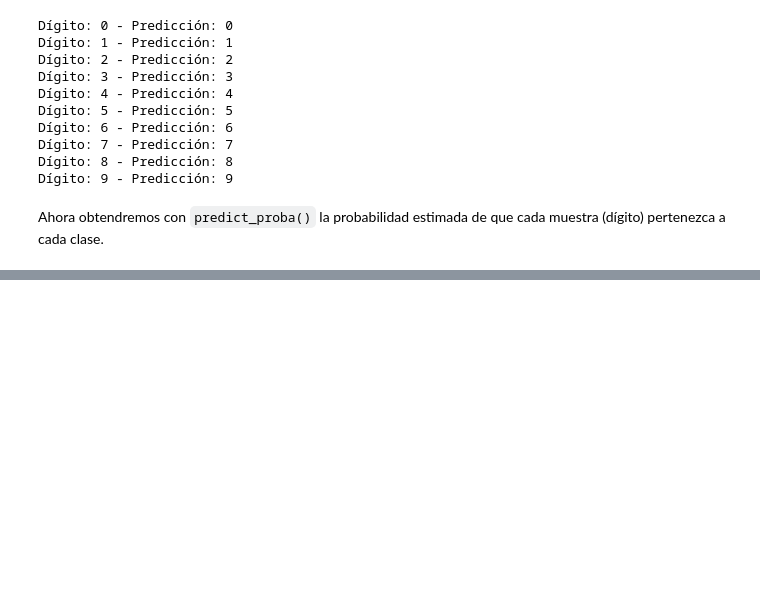
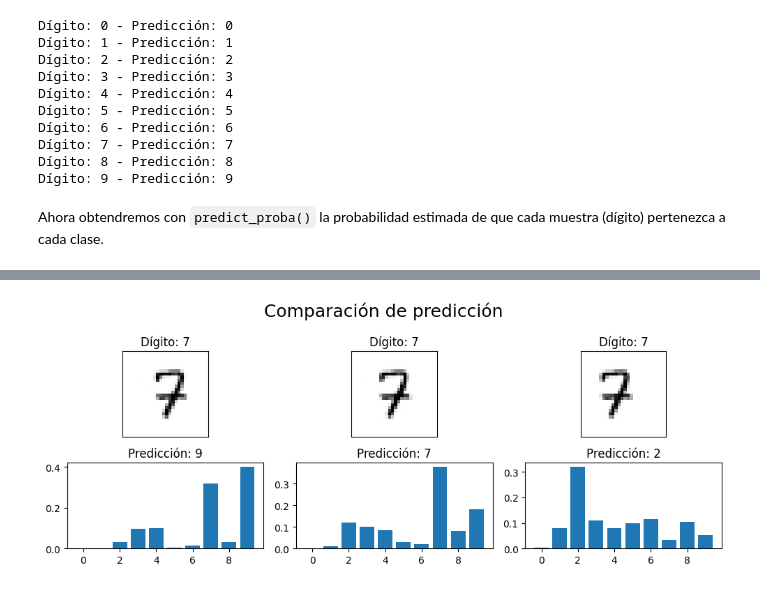
Before and after one commit to RodrigoRiveraRico/data_science_FCiencias, a Jupyter notebook: Clase_9/RiveraRodrigo_T08.ipynb, the cells around one changed output, grey strips where cells are left out. Saved outputs shown, nothing was run; the diff lists cells and outputs as text; code cells hidden in the pictures; blank space fills up the shorter version.

Commit message:
Añadimos comparación de predicción

```diff
--- a/Clase_9/RiveraRodrigo_T08.ipynb
+++ b/Clase_9/RiveraRodrigo_T08.ipynb
@@ -367,12 +211,10 @@ Definimos una variable `X_personal` en donde guardaremos los píxeles de los dí
 # %%
 imagenes = []
 for i in range(0, 10):
-    path = os.path.join('numbers', f'j_{i}.jpg')
+    path = os.path.join('numbers', f'J_{i}.jpg')
     imagenes.append(cargar_imagen(path)[0])
 
-imagenes_arr = np.array(imagenes)
-
-X_personal = np.squeeze(imagenes_arr, axis=1)
+X_personal = np.squeeze(imagenes, axis=1)
 # %% [markdown]
 Realizamos la predicción. Notemos que en la creación de `X_personal` se guardaron los dígitos del 0 al 9 de forma ascendente.
 # %%
@@ -453,10 +259,0 @@ plt.show()
-# %%
-fig, axs = plt.subplots(2, 5, figsize=(10, 4))  # 2 filas, 5 columnas
-axs = axs.flatten()  # para indexar como una lista
-
-for i,j in enumerate(np.random.randint(6825, size=10)):
-    show_digit(np.array(X_8.iloc[j]).reshape(28,28), y_8[j], axs[i])
-
-fig.suptitle('MNIST', fontsize=14)
-plt.tight_layout()
-plt.show()
@@ -464,0 +276,18 @@ plt.show()
+# %%
+fig, axs = plt.subplots(2, 3, figsize=(10, 4))
+
+lst = ['9', '7', '2']
+for i,d in enumerate(lst):
+    path = os.path.join('numbers',f'B_7_{d}.jpg')
+    image = cargar_imagen(path)[1]
+    show_digit(image, 7, axs[0,i])
+
+    X_nuevo_7 = cargar_imagen(path)[0]
+    proba_7 = rf.predict_proba(X_nuevo_7)
+    axs[1,i].bar([i for i in range(10)], proba_7[0])
+    axs[1,i].set_title(f'Predicción: {rf.predict(X_nuevo_7)[0]}')
+
+plt.suptitle('Comparación de predicción', fontsize=18)
+plt.tight_layout()
+# %% [output]
+[figure, added]
```
Also changed, not shown: parts of 24 cells of this notebook.
